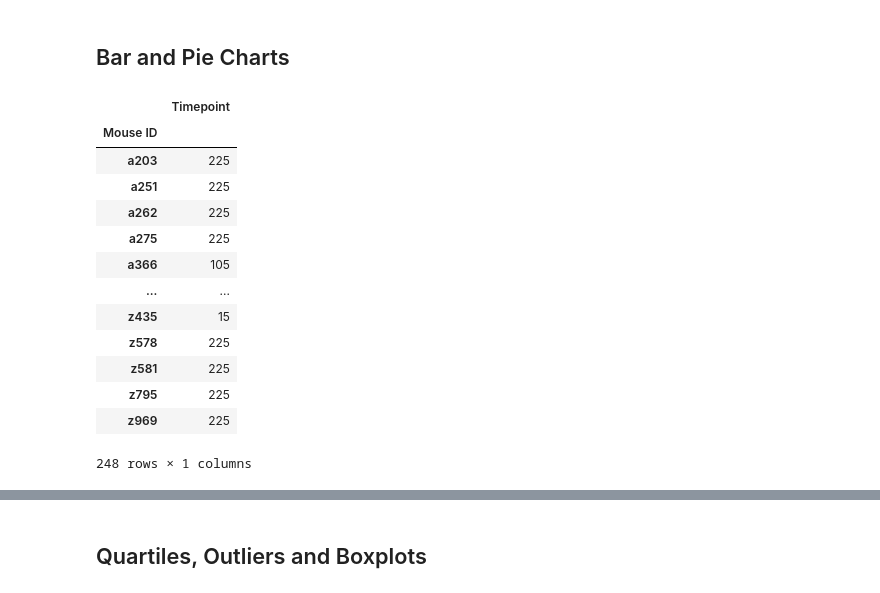
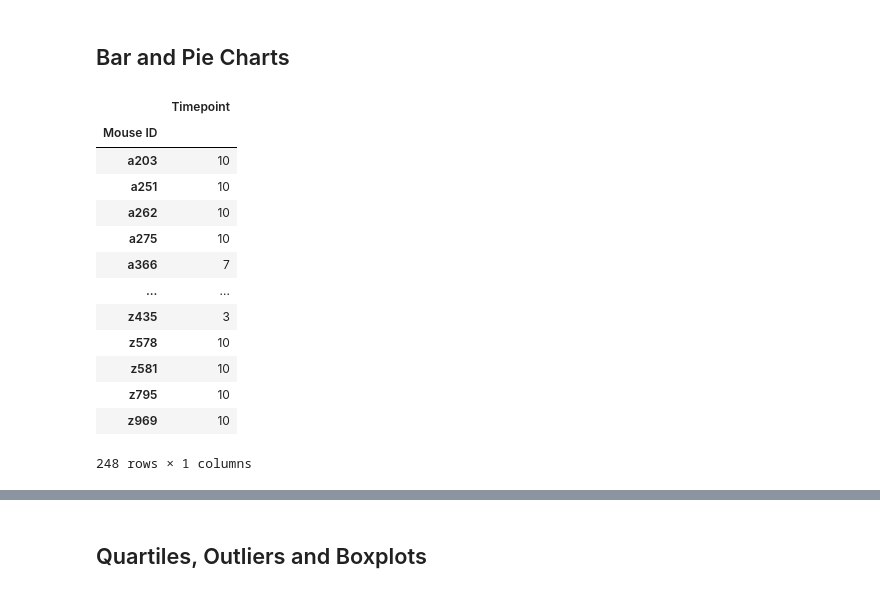
Before and after one commit to ceci-chapa/matplotlib-challenge, a Jupyter notebook: Pymaceuticals/pymaceuticals_starter.ipynb, the cells around one changed output, grey strips where cells are left out. Drawn from its saved outputs; the diff is of its cells as text; code cells hidden in the pictures.

```diff
--- a/Pymaceuticals/pymaceuticals_starter.ipynb
+++ b/Pymaceuticals/pymaceuticals_starter.ipynb
@@ -168,30 +168,32 @@ summary_table
 ## Bar and Pie Charts
 # %%
 # Generate a bar plot showing the total number of timepoints for all mice tested for each drug regimen using Pandas.
-timepoints_sum = clean_mouse.groupby(["Mouse ID"]).sum()["Timepoint"]
+#timepoints_sum = clean_mouse.groupby(["Mouse ID"]).sum()["Timepoint"]
+timepoints_sum = clean_mouse.groupby(["Mouse ID"]).count()["Timepoint"]
 timepoints_summary = timepoints_sum.to_frame()
+
 
 #mice = (timepoints_summary["Mouse ID"])
 #timepoints = (timepoints_summary["Timepoint"])
 #x_axis = np.arange(len(timepoints))
 
 #plt.bar(x_axis, timepoints, color="b", align="center")
 
 timepoints_summary
 # %% [output]
 |  | Timepoint |
 | Mouse ID |  |
-| a203 | 225 |
-| a251 | 225 |
-| a262 | 225 |
-| a275 | 225 |
-| a366 | 105 |
+| a203 | 10 |
+| a251 | 10 |
+| a262 | 10 |
+| a275 | 10 |
+| a366 | 7 |
 | ... | ... |
-| z435 | 15 |
-| z578 | 225 |
-| z581 | 225 |
-| z795 | 225 |
-| z969 | 225 |
+| z435 | 3 |
+| z578 | 10 |
+| z581 | 10 |
+| z795 | 10 |
+| z969 | 10 |
 248 rows × 1 columns
 # %%
 # Generate a bar plot showing the total number of timepoints for all mice tested for each drug regimen using pyplot.
```
Also changed, not shown: parts of 3 cells of this notebook.
